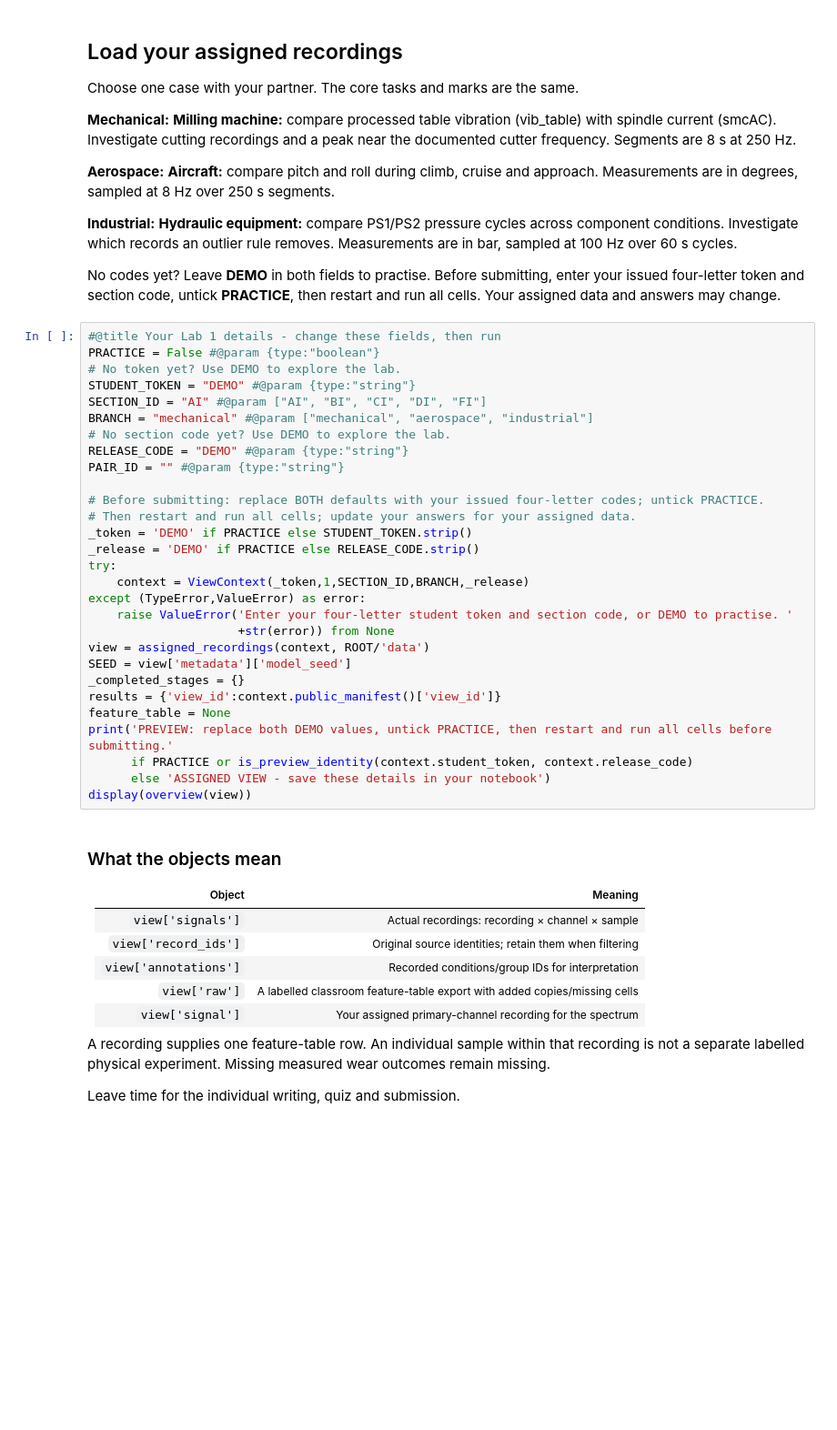
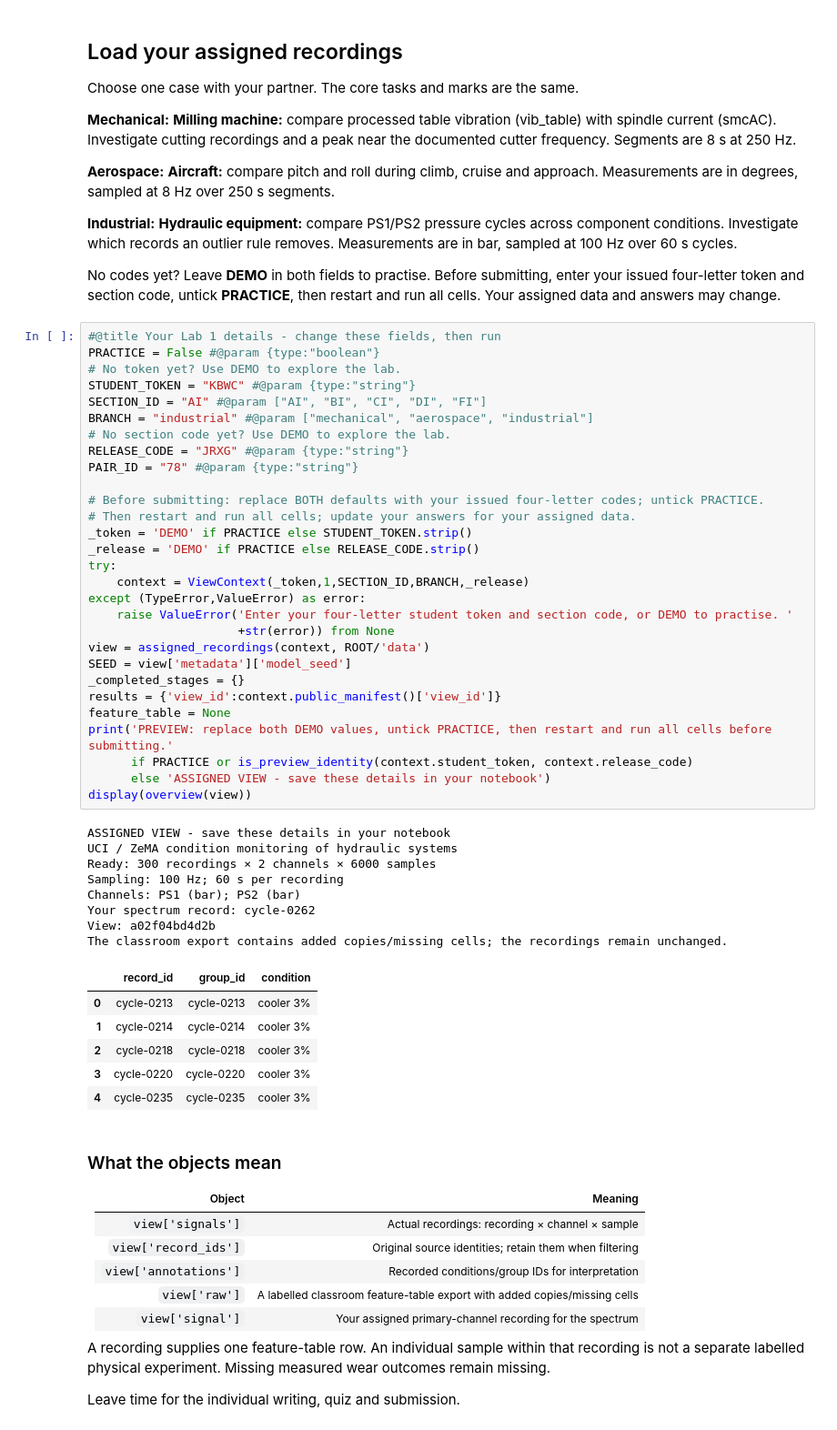
Before and after one commit to lamboant01/maie383, a Jupyter notebook: lab01_student.ipynb, the cells around one changed output. Shown at 91% size. Saved outputs shown, nothing was run; the diff lists cells and outputs as text; blank space fills up the shorter version.

```diff
--- a/lab01_student.ipynb
+++ b/lab01_student.ipynb
@@ -75,32 +81,47 @@ No codes yet? Leave **DEMO** in both fields to practise. Before submitting, ente
 # %%
 #@title Your Lab 1 details - change these fields, then run
 PRACTICE = False #@param {type:"boolean"}
 # No token yet? Use DEMO to explore the lab.
-STUDENT_TOKEN = "DEMO" #@param {type:"string"}
+STUDENT_TOKEN = "KBWC" #@param {type:"string"}
 SECTION_ID = "AI" #@param ["AI", "BI", "CI", "DI", "FI"]
-BRANCH = "mechanical" #@param ["mechanical", "aerospace", "industrial"]
+BRANCH = "industrial" #@param ["mechanical", "aerospace", "industrial"]
 # No section code yet? Use DEMO to explore the lab.
-RELEASE_CODE = "DEMO" #@param {type:"string"}
-PAIR_ID = "" #@param {type:"string"}
+RELEASE_CODE = "JRXG" #@param {type:"string"}
+PAIR_ID = "78" #@param {type:"string"}
 
 # Before submitting: replace BOTH defaults with your issued four-letter codes; untick PRACTICE.
 # Then restart and run all cells; update your answers for your assigned data.
 _token = 'DEMO' if PRACTICE else STUDENT_TOKEN.strip()
 _release = 'DEMO' if PRACTICE else RELEASE_CODE.strip()
 try:
     context = ViewContext(_token,1,SECTION_ID,BRANCH,_release)
 except (TypeError,ValueError) as error:
     raise ValueError('Enter your four-letter student token and section code, or DEMO to practise. '
                      +str(error)) from None
 view = assigned_recordings(context, ROOT/'data')
 SEED = view['metadata']['model_seed']
 _completed_stages = {}
 results = {'view_id':context.public_manifest()['view_id']}
 feature_table = None
 print('PREVIEW: replace both DEMO values, untick PRACTICE, then restart and run all cells before submitting.'
       if PRACTICE or is_preview_identity(context.student_token, context.release_code)
       else 'ASSIGNED VIEW - save these details in your notebook')
 display(overview(view))
+# %% [output]
+ASSIGNED VIEW - save these details in your notebook
+UCI / ZeMA condition monitoring of hydraulic systems
+Ready: 300 recordings × 2 channels × 6000 samples
+Sampling: 100 Hz; 60 s per recording
+Channels: PS1 (bar); PS2 (bar)
+Your spectrum record: cycle-0262
+View: a02f04bd4d2b
+The classroom export contains added copies/missing cells; the recordings remain unchanged.
+|  | record_id | group_id | condition |
+| 0 | cycle-0213 | cycle-0213 | cooler 3% |
+| 1 | cycle-0214 | cycle-0214 | cooler 3% |
+| 2 | cycle-0218 | cycle-0218 | cooler 3% |
+| 3 | cycle-0220 | cycle-0220 | cooler 3% |
+| 4 | cycle-0235 | cycle-0235 | cooler 3% |
 # %% [markdown]
 ### What the objects mean
 
```
Also changed, not shown: parts of 20 cells of this notebook.
